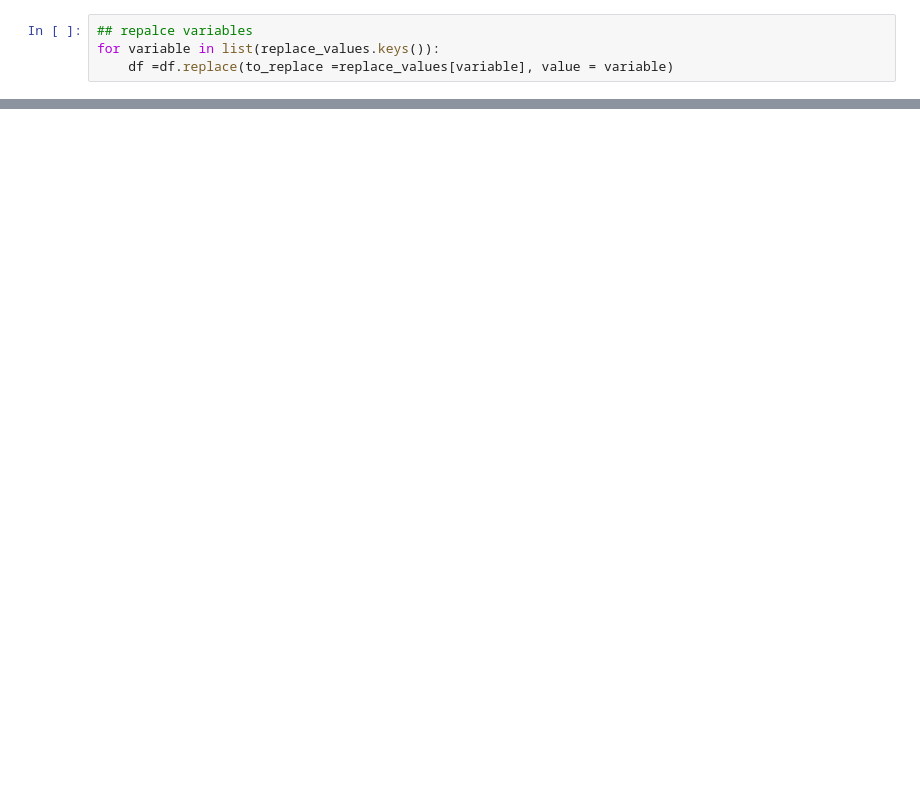
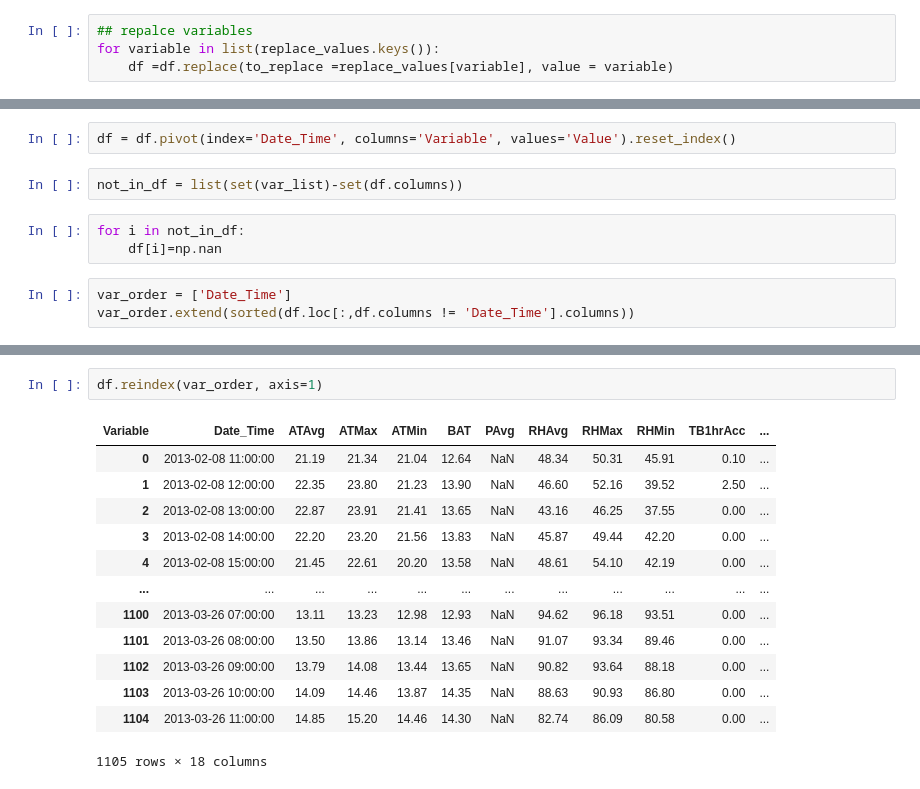
Before and after one commit to tamaramegan/frost_prediction_ml, a Jupyter notebook: Explore_data.ipynb, the cells around one changed output, grey strips where cells are left out. Drawn from its saved outputs; the diff is of its cells as text; blank space fills up the shorter version.

```diff
--- a/Explore_data.ipynb
+++ b/Explore_data.ipynb
@@ -357,0 +318,10 @@ df
+# %%
+df = df.pivot(index='Date_Time', columns='Variable', values='Value').reset_index()
+# %%
+not_in_df = list(set(var_list)-set(df.columns))
+# %%
+for i in not_in_df:
+    df[i]=np.nan
+# %%
+var_order = ['Date_Time']
+var_order.extend(sorted(df.loc[:,df.columns != 'Date_Time'].columns))
@@ -358,3 +347,19 @@ df
+# %%
+df.reindex(var_order, axis=1)
+# %% [output]
+| Variable | Date_Time | ATAvg | ATMax | ATMin | BAT | PAvg | RHAvg | RHMax | RHMin | TB1hrAcc | ... |
+| 0 | 2013-02-08 11:00:00 | 21.19 | 21.34 | 21.04 | 12.64 | NaN | 48.34 | 50.31 | 45.91 | 0.10 | ... |
+| 1 | 2013-02-08 12:00:00 | 22.35 | 23.80 | 21.23 | 13.90 | NaN | 46.60 | 52.16 | 39.52 | 2.50 | ... |
+| 2 | 2013-02-08 13:00:00 | 22.87 | 23.91 | 21.41 | 13.65 | NaN | 43.16 | 46.25 | 37.55 | 0.00 | ... |
+| 3 | 2013-02-08 14:00:00 | 22.20 | 23.20 | 21.56 | 13.83 | NaN | 45.87 | 49.44 | 42.20 | 0.00 | ... |
+| 4 | 2013-02-08 15:00:00 | 21.45 | 22.61 | 20.20 | 13.58 | NaN | 48.61 | 54.10 | 42.19 | 0.00 | ... |
+| ... | ... | ... | ... | ... | ... | ... | ... | ... | ... | ... | ... |
+| 1100 | 2013-03-26 07:00:00 | 13.11 | 13.23 | 12.98 | 12.93 | NaN | 94.62 | 96.18 | 93.51 | 0.00 | ... |
+| 1101 | 2013-03-26 08:00:00 | 13.50 | 13.86 | 13.14 | 13.46 | NaN | 91.07 | 93.34 | 89.46 | 0.00 | ... |
+| 1102 | 2013-03-26 09:00:00 | 13.79 | 14.08 | 13.44 | 13.65 | NaN | 90.82 | 93.64 | 88.18 | 0.00 | ... |
+| 1103 | 2013-03-26 10:00:00 | 14.09 | 14.46 | 13.87 | 14.35 | NaN | 88.63 | 90.93 | 86.80 | 0.00 | ... |
+| 1104 | 2013-03-26 11:00:00 | 14.85 | 15.20 | 14.46 | 14.30 | NaN | 82.74 | 86.09 | 80.58 | 0.00 | ... |
+1105 rows × 18 columns
 # %%
 ### next step: create new df that has all the column names and extend each df into that format,
 ### adding date, time, 5 min , 1 min, 1 h...
```
Also changed, not shown: parts of 30 cells of this notebook, 3 other files.
